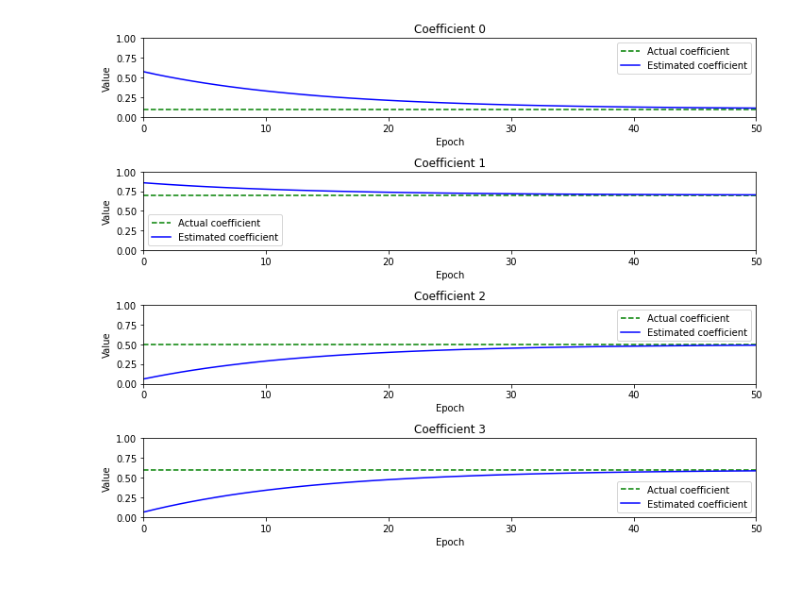
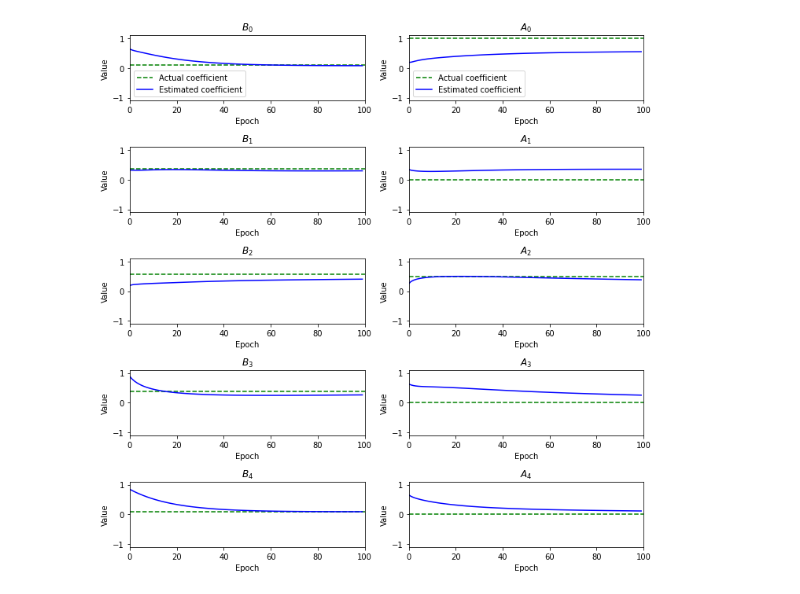
Before and after one commit to khiner/jaxdsp, a Jupyter notebook: jax_audio_experiments.ipynb, the cells around one changed output. Saved outputs shown, nothing was run; the diff lists cells and outputs as text; code cells hidden in the pictures.

```diff
--- a/jax_audio_experiments.ipynb
+++ b/jax_audio_experiments.ipynb
@@ -68,4 +119,4 @@ def objective_fir(coefficients, X, Y, target):
 # %%
-def objective_iir(B, A, X, Y, target):
-    Y = iir_filter(X, Y, B, A)
-    return -mse(Y, target)
+def objective_iir(params, X, Y, Y_target):
+    Y = iir_filter(X, Y, *params)
+    return -mse(Y, Y_target)
@@ -72,8 +128,8 @@ def objective_iir(B, A, X, Y, target):
 # %%
 X = jnp.concatenate([jnp.array([1]), jnp.zeros(9)])
 Y = jnp.zeros(X.size)
-target_params = np.array([0.1, 0.7, 0.5, 0.6])
-target = fir_filter(X, Y, target_params)
+B_target, A_target = signal.butter(4, 0.5, 'low')
+Y_target = iir_filter(X, Y, B_target, A_target)
 key = random.PRNGKey(42)
-params = random.uniform(key, (target_params.size,))
-epochs = 50
+B = random.uniform(key, (B_target.size,))
+A = random.uniform(key, (A_target.size,))
@@ -103,0 +136,6 @@ Wall time: 19.4 s
+# %%
+%%time
+params_target = jnp.stack([B_target, A_target])
+params = random.uniform(key, params_target.shape)
+epochs = 100
+params, params_history = train(params, objective_iir, X, Y_target, epochs=epochs)
@@ -104,17 +145,30 @@ Wall time: 19.4 s
 # %%
-_, axes = plt.subplots(params.size, figsize=(10, params.size * 2))
+_, axes = plt.subplots(*params.T.shape, figsize=(10, params.shape[-1] * 2))
 
-for param_index in range(params.size):
-    param_plot = axes[param_index]
-    param_plot.set_title('Coefficient %s' % param_index)
+for param_index in range(params.shape[-1]):
+    param_plot = axes[param_index][0]
+    param_plot.set_title('$B_%s$' % param_index)
     param_plot.set_xlim([0, epochs])
-    param_plot.set_ylim([0, 1])
+    param_plot.set_ylim([-1.1, 1.1])
     param_plot.set_xlabel('Epoch')
     param_plot.set_ylabel('Value')
-    param_plot.axhline(y=target_params[param_index], c='g', linestyle='--', label='Actual coefficient')
-    param_plot.plot(params_history[:,param_index], c='b', label='Estimated coefficient')
-    param_plot.legend()
+    param_plot.axhline(y=params_target[0][param_index], c='g', linestyle='--', label='Actual coefficient')
+    param_plot.plot(params_history[:,0, param_index], c='b', label='Estimated coefficient')
+    if param_index == 0:
+        param_plot.legend()
 
+
+for param_index in range(params.shape[-1]):
+    param_plot = axes[param_index][1]
+    param_plot.set_title('$A_%s$' % param_index)
+    param_plot.set_xlim([0, epochs])
+    param_plot.set_ylim([-1.1, 1.1])
+    param_plot.set_xlabel('Epoch')
+    param_plot.set_ylabel('Value')
+    param_plot.axhline(y=params_target[1][param_index], c='g', linestyle='--', label='Actual coefficient')
+    param_plot.plot(params_history[:,1, param_index], c='b', label='Estimated coefficient')
+    if param_index == 0:
+        param_plot.legend()
 plt.tight_layout()
 # %% [output]
-[figure, old version]
+[figure, new version]
```
Also changed, not shown: parts of 29 cells of this notebook.
